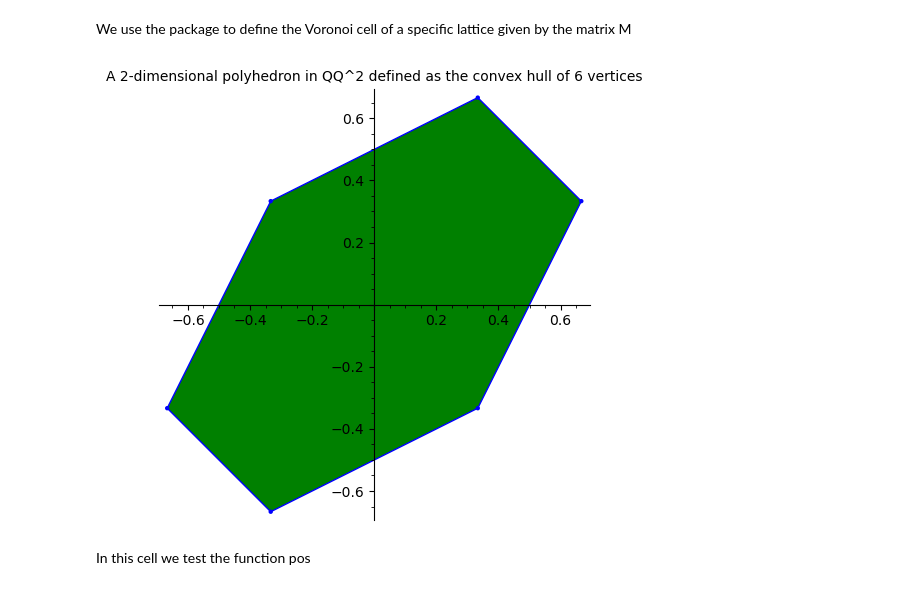
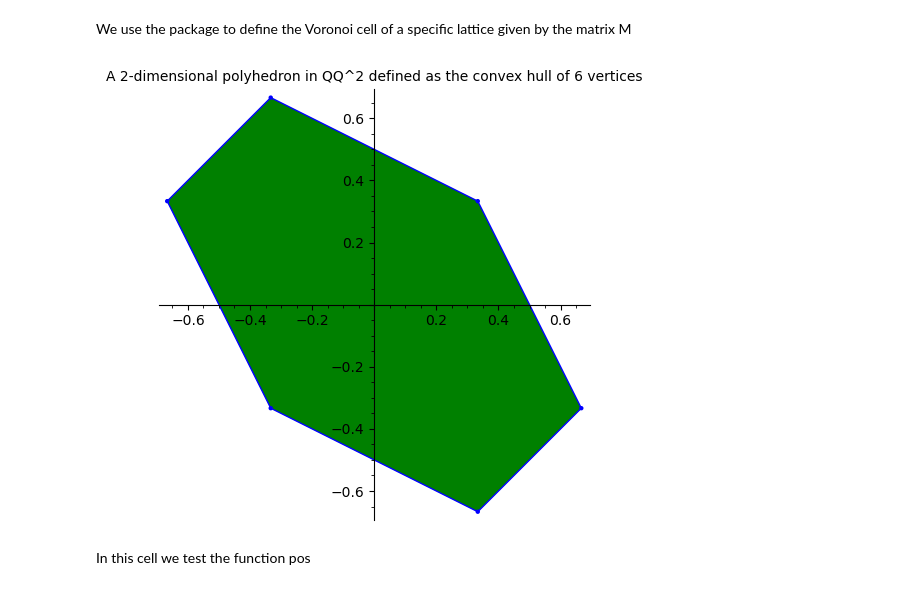
Before and after one commit to raulpenaguiao/VoronoiCellToolBox, a Jupyter notebook: demo_secondmoment.ipynb, the cells around one changed output. Cells and saved outputs as stored; diff of their text form; code cells hidden in the pictures.

```diff
--- a/demo_secondmoment.ipynb
+++ b/demo_secondmoment.ipynb
@@ -2,9 +2,9 @@
 We use the package to define the Voronoi cell of a specific lattice given by the matrix M
 # %%
 from VoronoiCellToolBox.voronoi_cell import VCell
-VCell([[2, -1], [-1, 2]], range=2)
+VCell([[2, 1], [1, 2]], range=2)
 # %% [output]
-[figure, old version]
+[figure, new version]
 # %% [markdown]
 In this cell we test the function pos
 # %%
```
Also changed, not shown: parts of 4 cells of this notebook, 1 other file.
